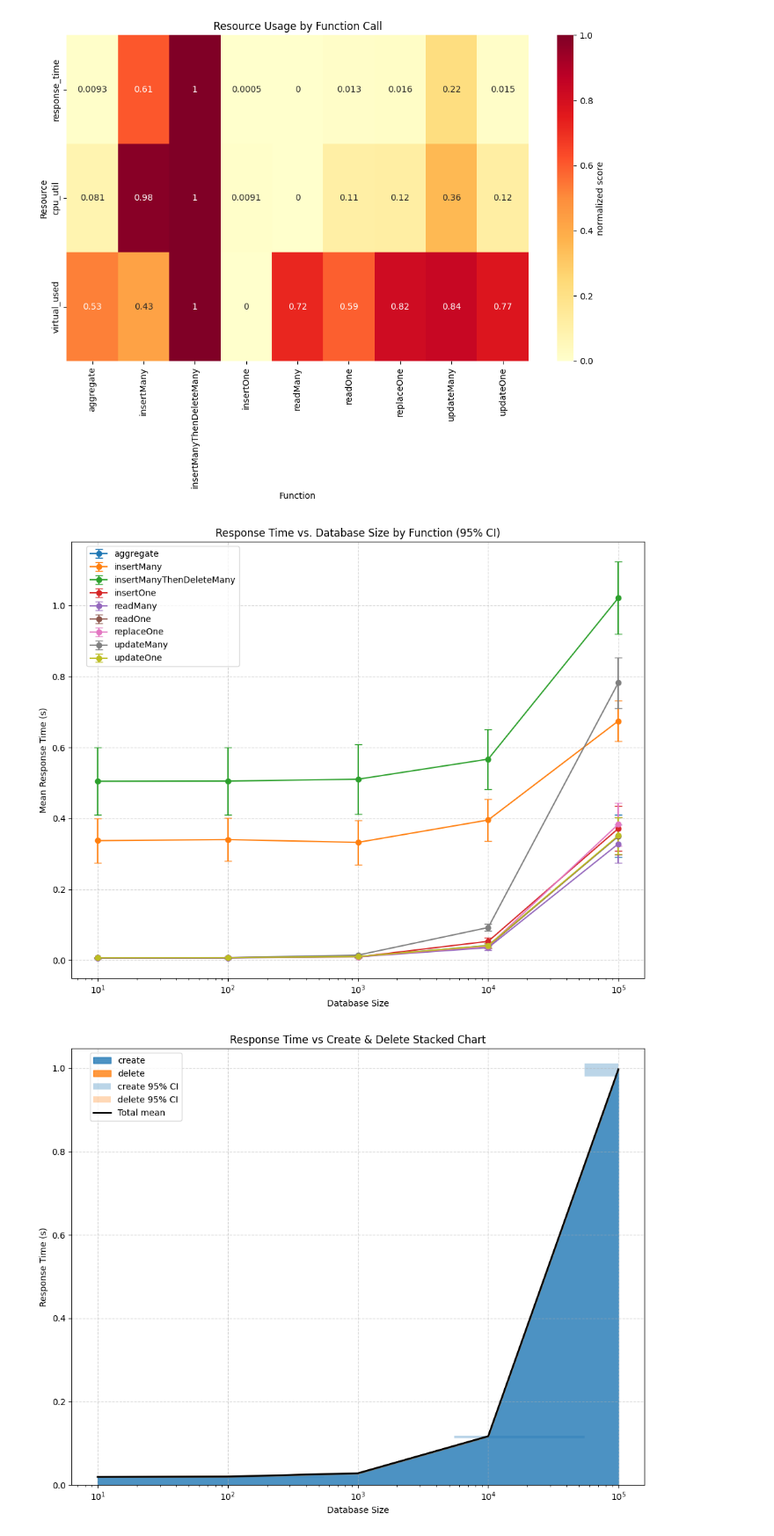
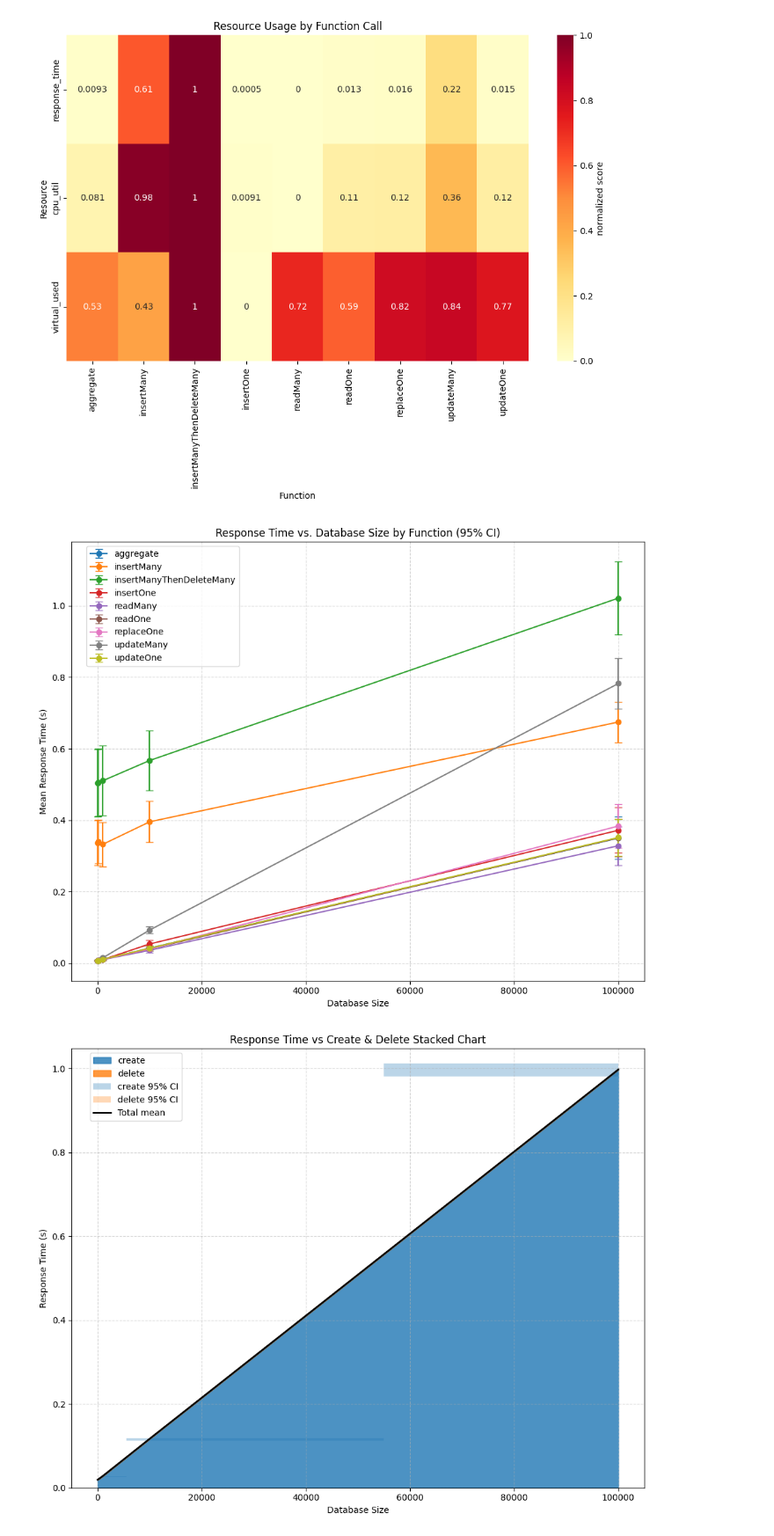
Before and after one commit to AhmadJanjua/MongoPerformance, a Jupyter notebook: src/analysis.ipynb, the cells around one changed output. Shown at 88% size. Cells and saved outputs as stored; diff of their text form; code cells hidden in the pictures.

```diff
--- a/src/analysis.ipynb
+++ b/src/analysis.ipynb
@@ -230,37 +230,40 @@ def blockCI(
 
 # Treat all iterations as independant
 def CI(
-        df: pd.DataFrame,
-        group: list,
-        value_col: str,
-        alpha: float=0.05
-    ) -> pd.DataFrame:
-
-    # mean within between tests
+    df: pd.DataFrame,
+    group: list,
+    value_col: str,
+    alpha: float = 0.05
+) -> pd.DataFrame:
+    # mean between tests
     test_df = (
         df
         .groupby(group)[value_col]
-        .agg(['mean','std','count'])
+        .agg(['mean', 'std', 'count'])
         .reset_index()
     )
 
     # standard error
     test_df['se'] = test_df['std'] / np.sqrt(test_df['count'])
 
-    # get t value for sample
-    test_df['t'] = test_df['count'].apply(lambda n: st.t.ppf(1 - alpha/2, df=n-1))
+    # degrees of freedom
+    test_df['df'] = test_df['count'] - 1
 
-    # error
-    test_df['error'] = test_df['se'] * test_df['t']
+    # normal-value if df > 30, else t‐value
+    z_crit = st.norm.ppf(1 - alpha/2)
+    test_df['crit'] = test_df['df'].apply(
+        lambda df: z_crit if df > 30 else st.t.ppf(1 - alpha/2, df=df)
+    )
 
-    # CI - lower and upper bounds
+    # margin of error
+    test_df['error'] = test_df['se'] * test_df['crit']
+
+    # build confidence bounds
     test_df['ci_lower'] = test_df['mean'] - test_df['error']
     test_df['ci_upper'] = test_df['mean'] + test_df['error']
 
-    # filter columns
-    test_df = test_df[group + ['mean','ci_lower','ci_upper']]
-
-    return test_df
+    # return only the requested columns
+    return test_df[group + ['mean', 'ci_lower', 'ci_upper']]
 # %% [markdown]
 # Analysis
 # %%
@@ -808,7 +813,8 @@ def rtLinePlotCI(df: pd.DataFrame):
         )
 
     # format
-    plt.xscale('log')
+    # plt.xscale('log')
+
     plt.xlabel('Database Size')
     plt.ylabel('Mean Response Time (s)')
     plt.title('Response Time vs. Database Size by Function (95% CI)')
@@ -819,7 +825,7 @@ def rtLinePlotCI(df: pd.DataFrame):
 
 rtLinePlotCI(t_df.copy(deep=True))
 # %% [output]
-[figure, old version]
+[figure, new version]
 # %%
 def createDeleteStackChartCI(df: pd.DataFrame):
     # filter
@@ -855,32 +861,33 @@ def createDeleteStackChartCI(df: pd.DataFrame):
         alpha=0.8,
         legend=False
     )
 
     # plot confidence interval
     for op in mean_df.columns:
         ax.fill_between(
             mean_df.index,
             lower_df[op],
             upper_df[op],
             step='mid',
             alpha=0.3,
             label=f"{op} 95% CI"
         )
 
     # total mean line
     total_mean = mean_df.sum(axis=1)
     ax.plot(mean_df.index, total_mean, color='k', lw=2, label='Total mean')
 
     # format
-    ax.set_xscale('log')
+    # ax.set_xscale('log')
+
     ax.set_xlabel('Database Size')
     ax.set_ylabel('Response Time (s)')
     ax.set_title('Response Time vs Create & Delete Stacked Chart')
     ax.legend(loc='upper right', bbox_to_anchor=(0.2, 1.0))
     plt.grid(True, ls='--', alpha=0.5)
     plt.tight_layout()
     plt.show()
 
 createDeleteStackChartCI(t_df.copy(deep=True))
 # %% [output]
-[figure, old version]
+[figure, new version]
```
Also changed, not shown: parts of 5 cells of this notebook.
